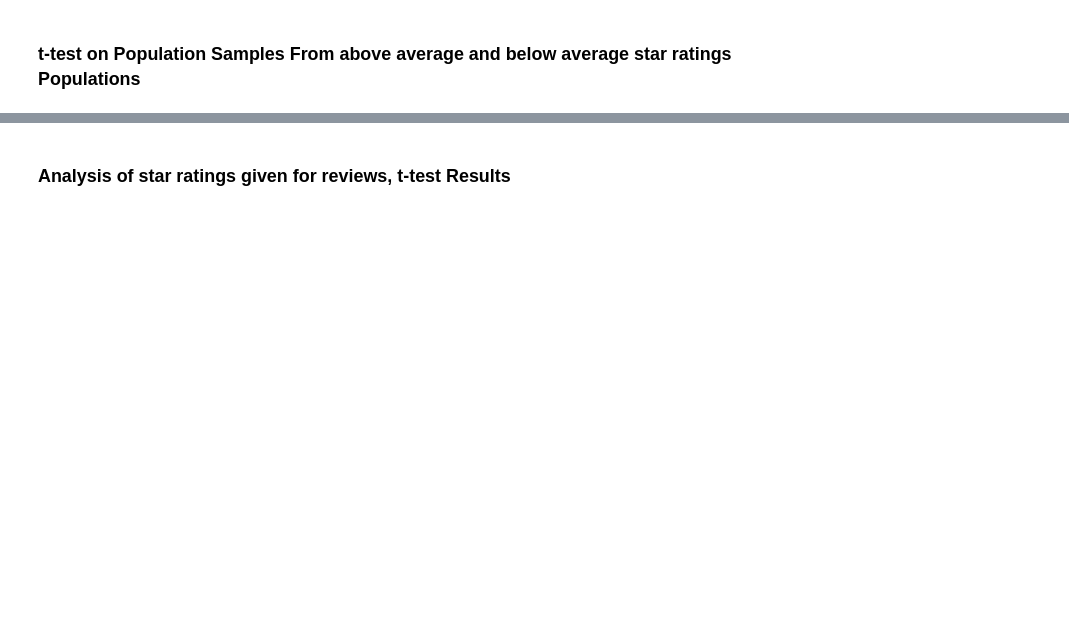
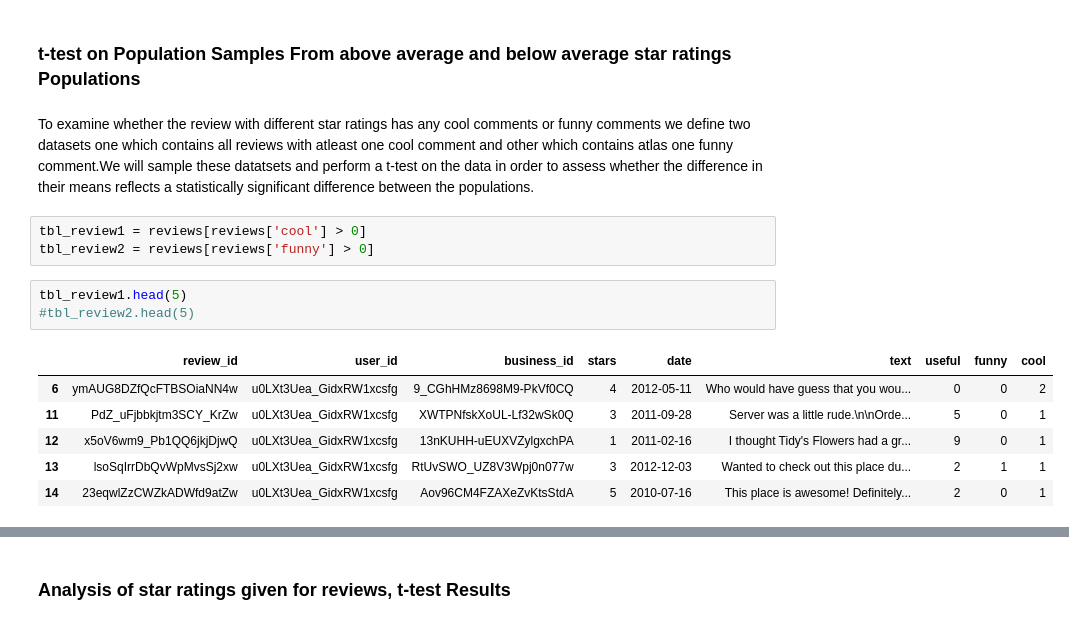
Before and after one commit to PallaviW/Yelp_Capstone_Project, a Jupyter notebook: Yelp_Capstone Project .ipynb, the cells around one changed output, grey strips where cells are left out. Saved outputs shown, nothing was run; the diff lists cells and outputs as text; blank space fills up the shorter version.

```diff
--- a/Yelp_Capstone Project .ipynb
+++ b/Yelp_Capstone Project .ipynb
@@ -301,4 +330,19 @@ The graph analysis indicates that weekends are most busy as there are lot of che
 # %% [markdown]
 ### t-test on Population Samples From above average and below average star ratings Populations
+# %% [markdown]
+To examine whether the review with different star ratings has any cool comments or funny comments we define two datasets one which contains all reviews with atleast one cool comment and other which contains atlas one funny comment.We will sample these datatsets and perform a t-test on the data in order to assess whether the difference in their means reflects a statistically significant difference between the populations.
+# %%
+tbl_review1 = reviews[reviews['cool'] > 0]
+tbl_review2 = reviews[reviews['funny'] > 0]
+# %%
+tbl_review1.head(5)
+#tbl_review2.head(5)
+# %% [output]
+|  | review_id | user_id | business_id | stars | date | text | useful | funny | cool |
+| 6 | ymAUG8DZfQcFTBSOiaNN4w | u0LXt3Uea_GidxRW1xcsfg | 9_CGhHMz8698M9-PkVf0CQ | 4 | 2012-05-11 | Who would have guess that you wou... | 0 | 0 | 2 |
+| 11 | PdZ_uFjbbkjtm3SCY_KrZw | u0LXt3Uea_GidxRW1xcsfg | XWTPNfskXoUL-Lf32wSk0Q | 3 | 2011-09-28 | Server was a little rude.\n\nOrde... | 5 | 0 | 1 |
+| 12 | x5oV6wm9_Pb1QQ6jkjDjwQ | u0LXt3Uea_GidxRW1xcsfg | 13nKUHH-uEUXVZylgxchPA | 1 | 2011-02-16 | I thought Tidy's Flowers had a gr... | 9 | 0 | 1 |
+| 13 | lsoSqIrrDbQvWpMvsSj2xw | u0LXt3Uea_GidxRW1xcsfg | RtUvSWO_UZ8V3Wpj0n077w | 3 | 2012-12-03 | Wanted to check out this place du... | 2 | 1 | 1 |
+| 14 | 23eqwlZzCWZkADWfd9atZw | u0LXt3Uea_GidxRW1xcsfg | Aov96CM4FZAXeZvKtsStdA | 5 | 2010-07-16 | This place is awesome! Definitely... | 2 | 0 | 1 |
 # %%
 #reviews_temp = reviews
```
Also changed, not shown: parts of 24 cells of this notebook.
